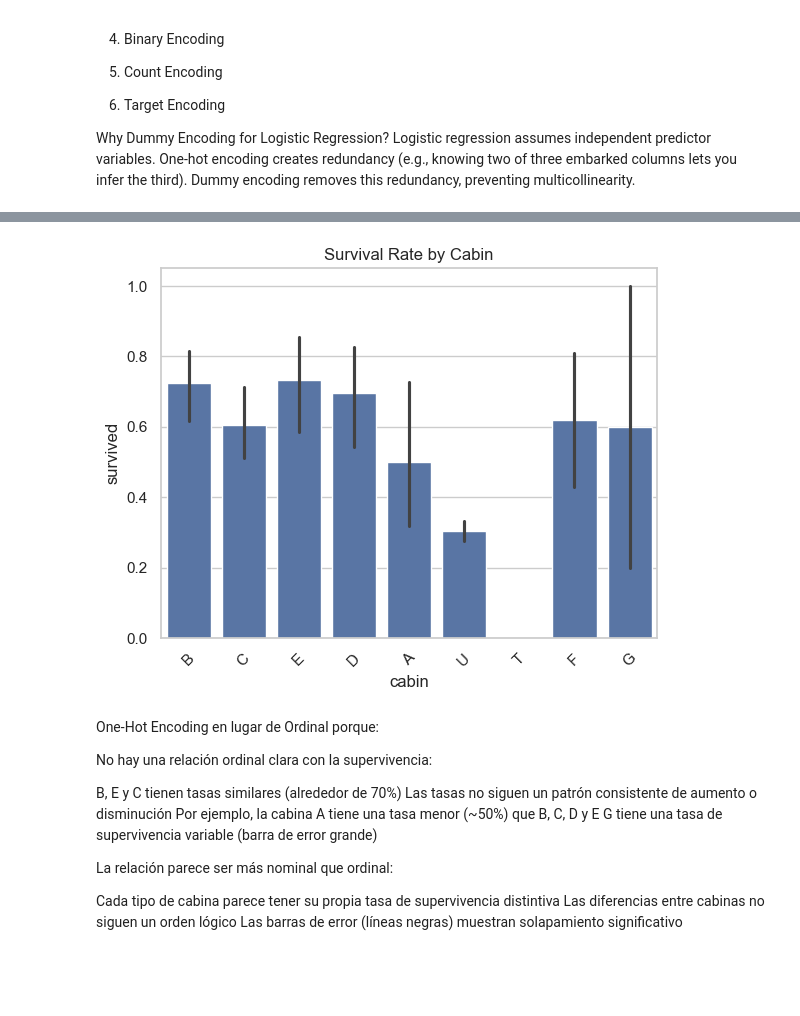
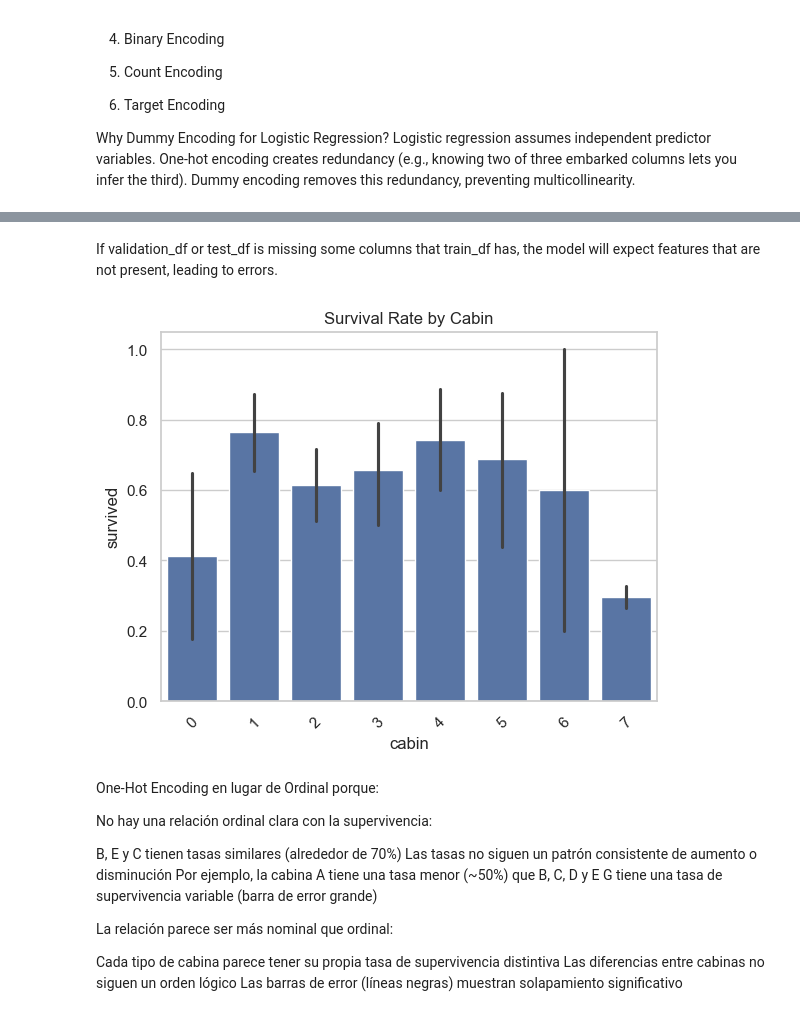
Before and after one commit to fedecaselli/ML-fundamentals-2025, a Jupyter notebook: AssignmentI/assignment_1_<Federica_Caselli[Caselli]>.ipynb, the cells around one changed output, grey strips where cells are left out. Drawn from its saved outputs; the diff is of its cells as text; code cells hidden in the pictures; blank space fills up the shorter version.

Commit message:
avoiding data leackage

```diff
--- a/AssignmentI/assignment_1_<Federica_Caselli[Caselli]>.ipynb
+++ b/AssignmentI/assignment_1_<Federica_Caselli[Caselli]>.ipynb
@@ -524,0 +576,2 @@ df.head(12)
+# %%
+df = df.drop(columns=['ticket'])
@@ -544,3 +662,6 @@ Additionally, as "Embarked" is a categorical variable, using the mode, which rep
 # %%
-mode_embarked = df['embarked'].mode()[0]
-df['embarked'] = df['embarked'].fillna(mode_embarked)
+mode_embarked = train_df['embarked'].mode()[0]
+
+train_df['embarked'] = train_df['embarked'].fillna(mode_embarked)
+validation_df['embarked'] = validation_df['embarked'].fillna(mode_embarked)
+test_df['embarked'] = test_df['embarked'].fillna(mode_embarked)
@@ -639,3 +747,9 @@ np.int64(0)
+# %%
+median_fare = train_df['fare'].median()
+
+train_df['fare'] = train_df['fare'].fillna(median_fare)
+validation_df['fare'] = validation_df['fare'].fillna(median_fare)
+test_df['fare'] = test_df['fare'].fillna(median_fare)
 # %%
 plt.figure(figsize=(8, 6))
 sns.boxplot(x='fare', data=df)
@@ -799,0 +881,27 @@ df_copy = df #later used in heatmap
+# %%
+# Extract the first letter from 'cabin' before encoding
+train_df["cabin"] = train_df["cabin"].astype(str).str[0]
+validation_df["cabin"] = validation_df["cabin"].astype(str).str[0]
+test_df["cabin"] = test_df["cabin"].astype(str).str[0]
+
+# Initialize LabelEncoder
+encoder = LabelEncoder()
+
+# Fit LabelEncoder on train_df and transform it
+train_df["cabin"] = encoder.fit_transform(train_df["cabin"])
+
+# Get known categories from train set
+known_categories = set(encoder.classes_)
+
+# Replace unseen categories in validation & test with "Unknown"
+validation_df["cabin"] = validation_df["cabin"].apply(lambda x: x if x in known_categories else "Unknown")
+test_df["cabin"] = test_df["cabin"].apply(lambda x: x if x in known_categories else "Unknown")
+
+# Add 'Unknown' to encoder's classes_
+encoder.classes_ = np.append(encoder.classes_, "Unknown")
+
+# Transform validation & test sets
+validation_df["cabin"] = encoder.transform(validation_df["cabin"])
+test_df["cabin"] = encoder.transform(test_df["cabin"])
+# %% [markdown]
+If validation_df or test_df is missing some columns that train_df has, the model will expect features that are not present, leading to errors.
@@ -800,10 +910,10 @@ df_copy = df #later used in heatmap
 # %%
-sns.barplot(x='cabin', y='survived', data=df)
+sns.barplot(x='cabin', y='survived', data=train_df)
 plt.title('Survival Rate by Cabin')
 plt.xticks(rotation=45)
 plt.show()
 # %% [output]
-[figure, old version]
+[figure, new version]
 # %% [markdown]
 One-Hot Encoding en lugar de Ordinal porque:
 
```
Also changed, not shown: parts of 85 cells of this notebook.
